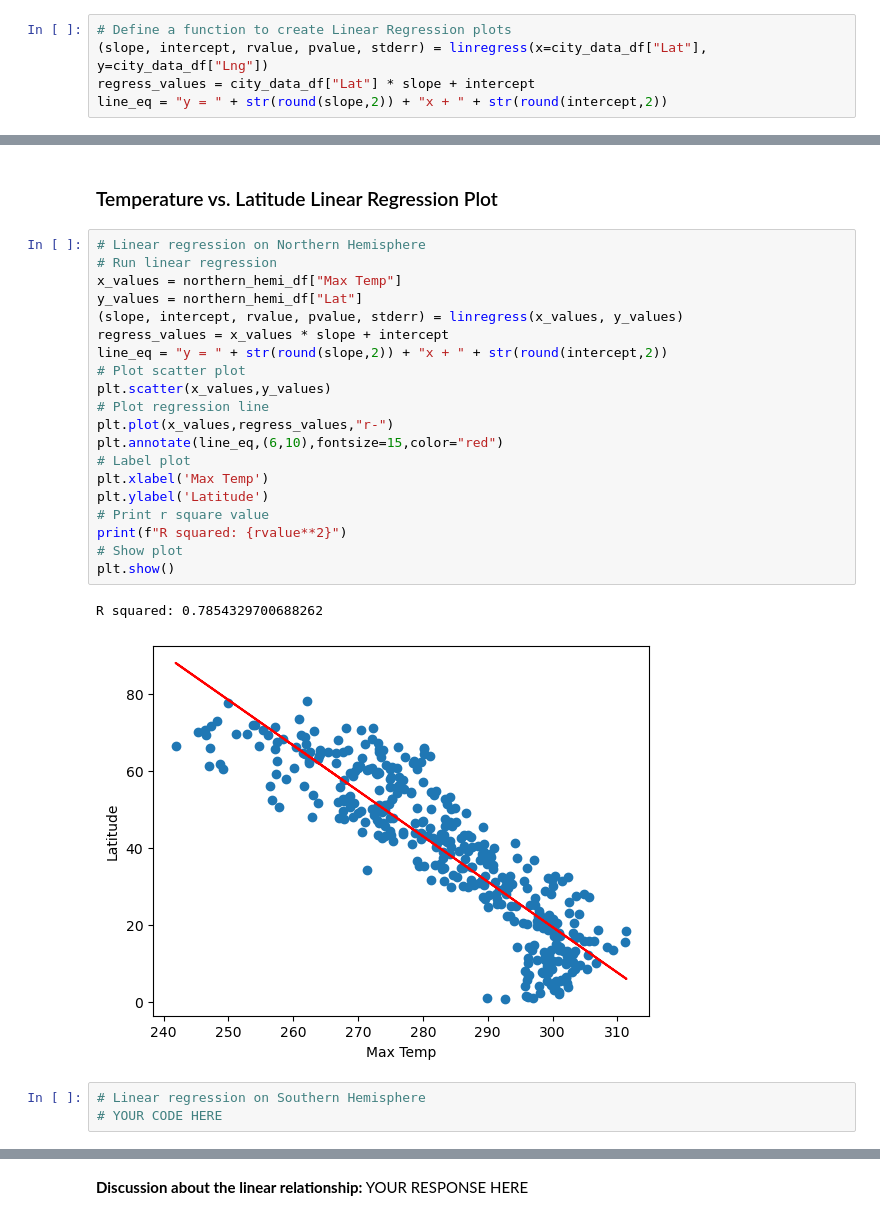
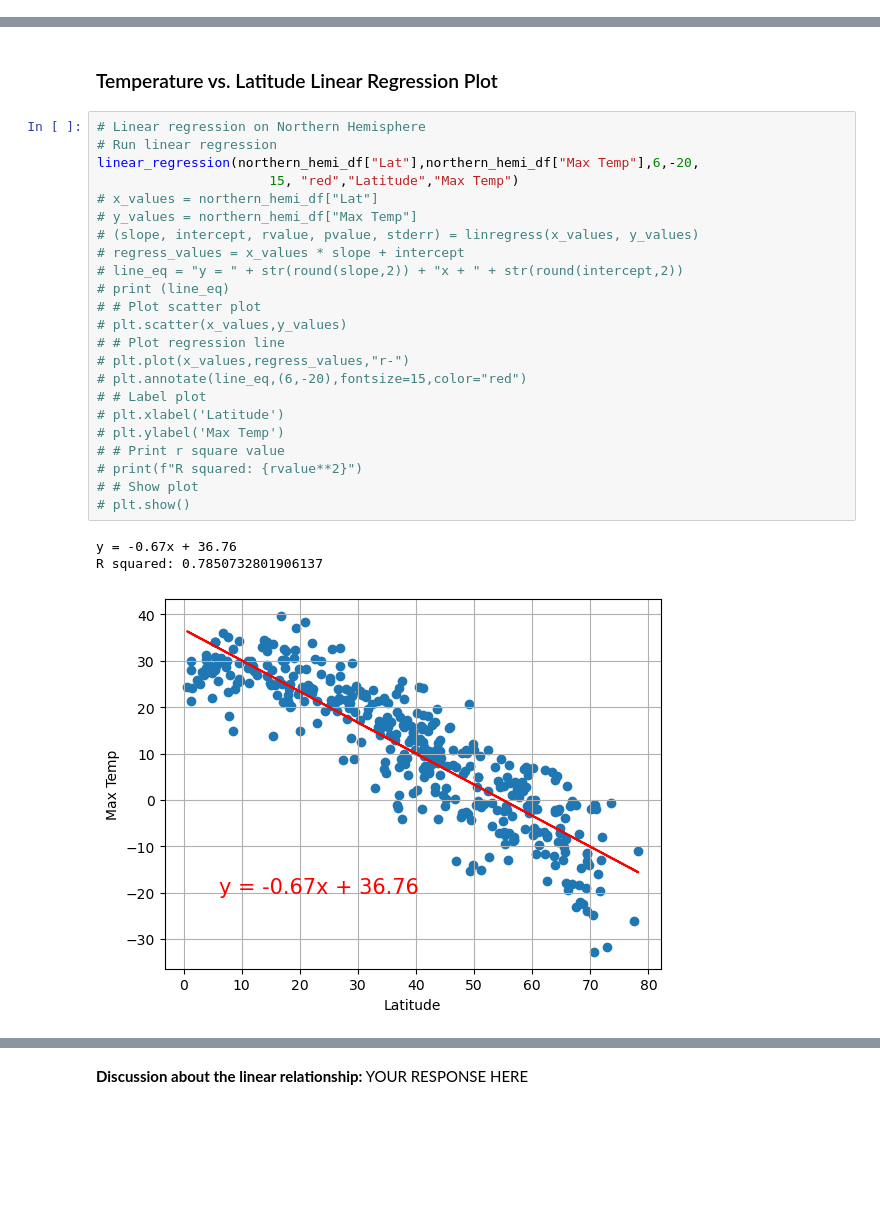
Before and after one commit to rbellgraph1/python-api-challenge, a Jupyter notebook: WeatherPy/WeatherPy.ipynb, the cells around one changed output, grey strips where cells are left out. Drawn from its saved outputs; the diff is of its cells as text; blank space fills up the shorter version.

```diff
--- a/WeatherPy/WeatherPy.ipynb
+++ b/WeatherPy/WeatherPy.ipynb
@@ -278,8 +283,3 @@ plt.show()
 ---
 
 ## Requirement 2: Compute Linear Regression for Each Relationship
-# %%
-# Define a function to create Linear Regression plots
-(slope, intercept, rvalue, pvalue, stderr) = linregress(x=city_data_df["Lat"], y=city_data_df["Lng"])
-regress_values = city_data_df["Lat"] * slope + intercept
-line_eq = "y = " + str(round(slope,2)) + "x + " + str(round(intercept,2))
@@ -316,26 +345,27 @@ southern_hemi_df.head()
 # %%
 # Linear regression on Northern Hemisphere
 # Run linear regression
-x_values = northern_hemi_df["Max Temp"]
-y_values = northern_hemi_df["Lat"]
-(slope, intercept, rvalue, pvalue, stderr) = linregress(x_values, y_values)
-regress_values = x_values * slope + intercept
-line_eq = "y = " + str(round(slope,2)) + "x + " + str(round(intercept,2))
-# Plot scatter plot
-plt.scatter(x_values,y_values)
-# Plot regression line
-plt.plot(x_values,regress_values,"r-")
-plt.annotate(line_eq,(6,10),fontsize=15,color="red")
-# Label plot
-plt.xlabel('Max Temp')
-plt.ylabel('Latitude')
-# Print r square value
-print(f"R squared: {rvalue**2}")
-# Show plot
-plt.show()
+linear_regression(northern_hemi_df["Lat"],northern_hemi_df["Max Temp"],6,-20,
+                      15, "red","Latitude","Max Temp")
+# x_values = northern_hemi_df["Lat"]
+# y_values = northern_hemi_df["Max Temp"]
+# (slope, intercept, rvalue, pvalue, stderr) = linregress(x_values, y_values)
+# regress_values = x_values * slope + intercept
+# line_eq = "y = " + str(round(slope,2)) + "x + " + str(round(intercept,2))
+# print (line_eq)
+# # Plot scatter plot
+# plt.scatter(x_values,y_values)
+# # Plot regression line
+# plt.plot(x_values,regress_values,"r-")
+# plt.annotate(line_eq,(6,-20),fontsize=15,color="red")
+# # Label plot
+# plt.xlabel('Latitude')
+# plt.ylabel('Max Temp')
+# # Print r square value
+# print(f"R squared: {rvalue**2}")
+# # Show plot
+# plt.show()
 # %% [output]
-R squared: 0.7854329700688262
+y = -0.67x + 36.76
+R squared: 0.7850732801906137
-[figure, old version]
+[figure, new version]
-# %%
-# Linear regression on Southern Hemisphere
-# YOUR CODE HERE
```
Also changed, not shown: parts of 27 cells of this notebook, 7 other files.
